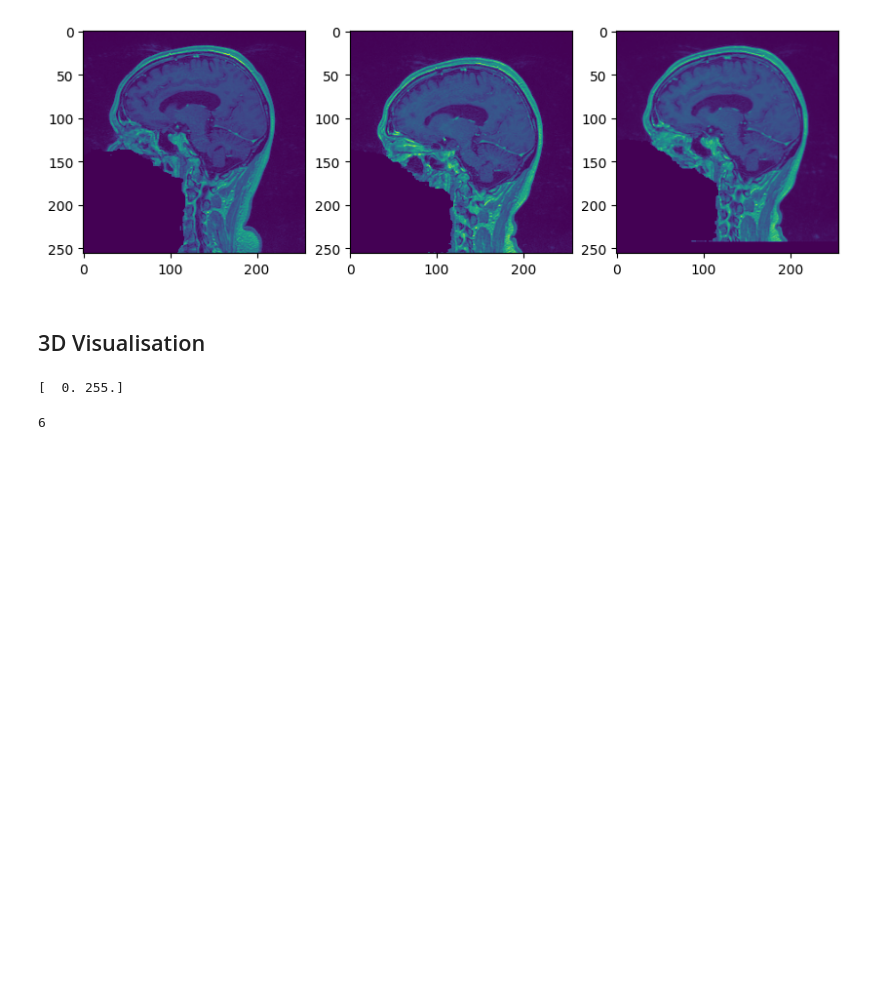
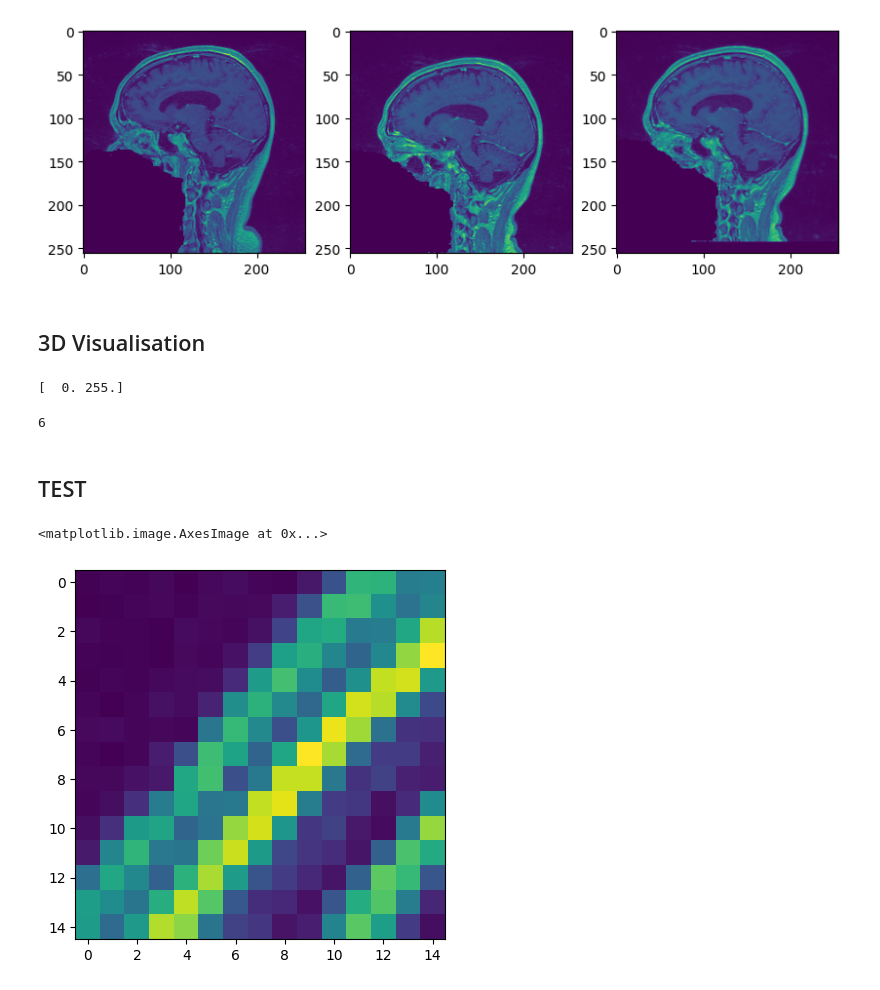
Before and after one commit to Sevenudeloin/VITK-turbo-lamp, a Jupyter notebook: Axelle_Tests.ipynb, the cells around one changed output. Drawn from its saved outputs; the diff is of its cells as text; code cells hidden in the pictures; blank space fills up the shorter version.

```diff
--- a/Axelle_Tests.ipynb
+++ b/Axelle_Tests.ipynb
@@ -663,3 +663,5 @@ interactor.Start()
 del render_window
 # del renderer
 del interactor
+# %% [markdown]
+## TEST
@@ -665,0 +761,5 @@ del interactor
+# %%
+plt.imshow(itk.imread("./Data/case6_gre1.nrrd")[80, 45:60, 45:60])
+# %% [output]
+<matplotlib.image.AxesImage at 0x...>
+[figure, added]
```
Also changed, not shown: parts of 3 cells of this notebook, 1 other file.
